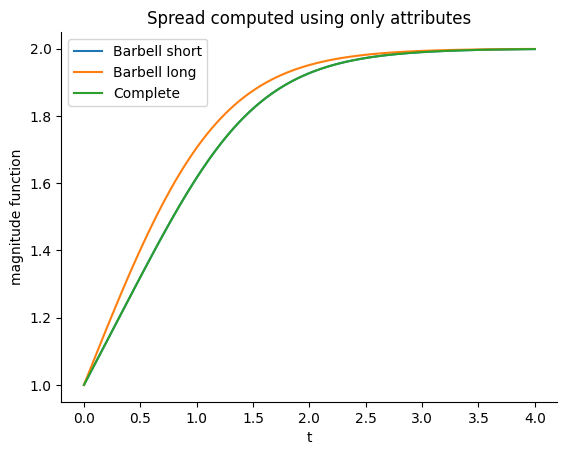
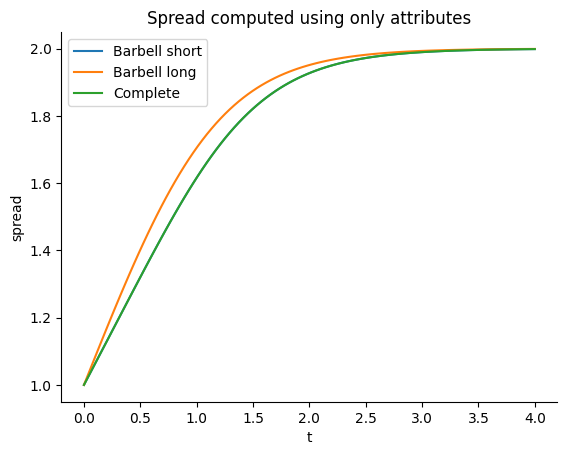
Code edit (unified diff) that turned the first committed figure into the second:
--- before
+++ after
@@ -12,4 +12,5 @@
     graphi_attributes.plot_magnitude_function()
 
+plt.ylabel('spread')
 plt.legend([graphname for graphname in graphnames])
 plt.title("Spread computed using only attributes")

Commit: fixed some typos